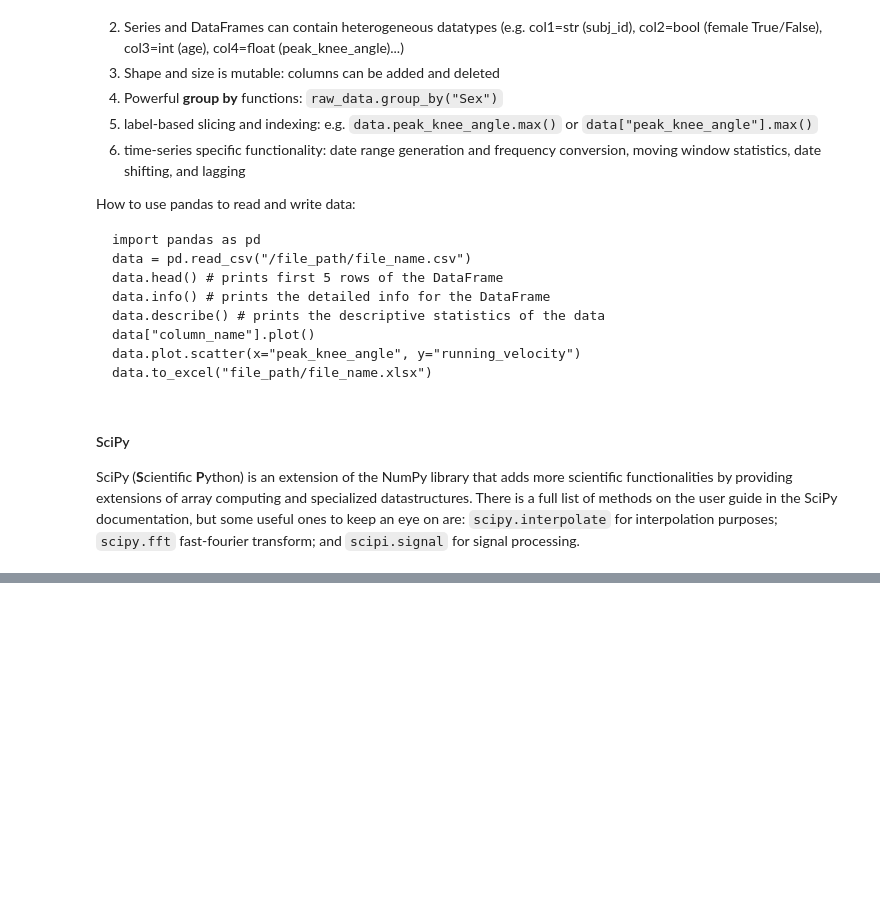
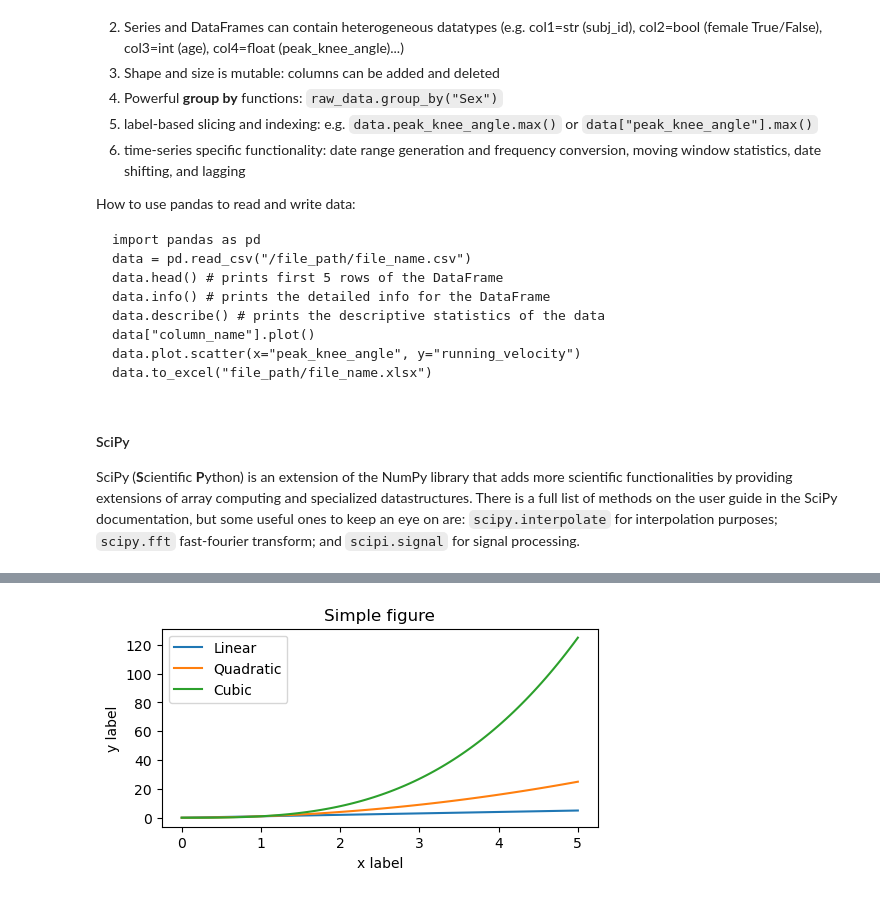
Before and after one commit to neurogeriatricskiel/esmac_2024, a Jupyter notebook: notebooks/Introduction - Python seminar ESMAC 2024.ipynb, the cells around one changed output, grey strips where cells are left out. Drawn from its saved outputs; the diff is of its cells as text; code cells hidden in the pictures; blank space fills up the shorter version.

```diff
--- a/notebooks/Introduction - Python seminar ESMAC 2024.ipynb
+++ b/notebooks/Introduction - Python seminar ESMAC 2024.ipynb
@@ -733,0 +378,23 @@ Some essentials:
+# %%
+# simple plot with one axis from pandas dataframe
+# Create dictionary
+x = np.linspace(0, 5, 100)
+data = {"x": x,
+        "linear": x,
+        "quadratic": x**2,
+        "cubic": x**3}
+
+data_df = pd.DataFrame.from_dict(data)
+
+# simple plot with one axes
+fig, ax = plt.subplots(figsize=(5, 2.7), layout="constrained")
+ax.plot("x", "linear", data=data_df, label="Linear")
+ax.plot("x", "quadratic", data=data_df, label="Quadratic")
+ax.plot("x", "cubic", data=data_df, label="Cubic")
+ax.set_xlabel("x label")
+ax.set_ylabel("y label")
+ax.set_title("Simple figure")
+ax.legend()
+plt.show()
+# %% [output]
+[figure, added]
```
Also changed, not shown: parts of 22 cells of this notebook.
